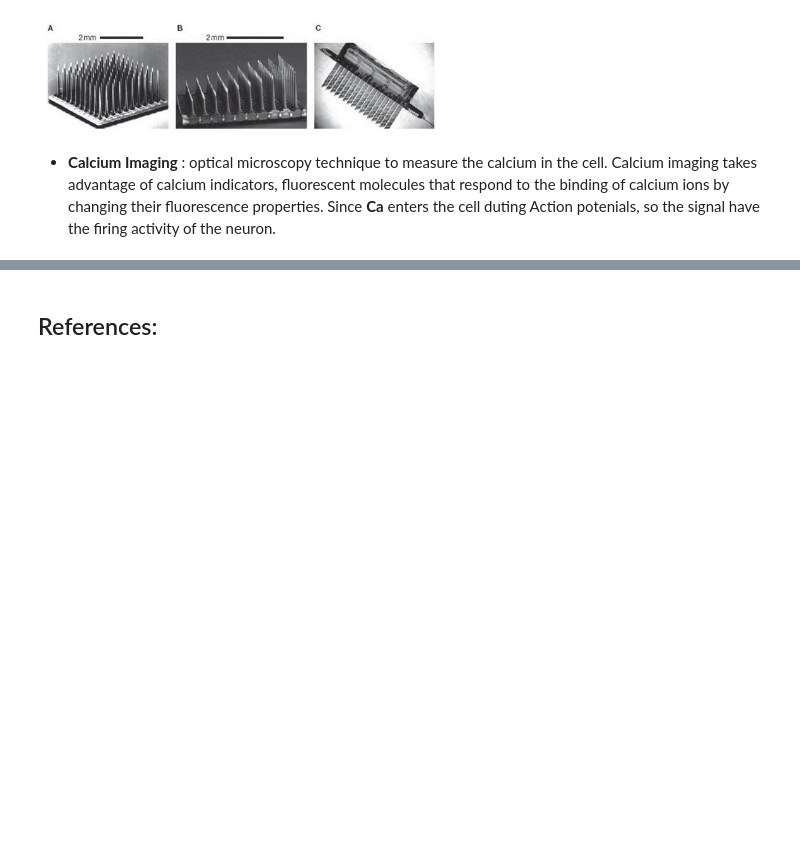
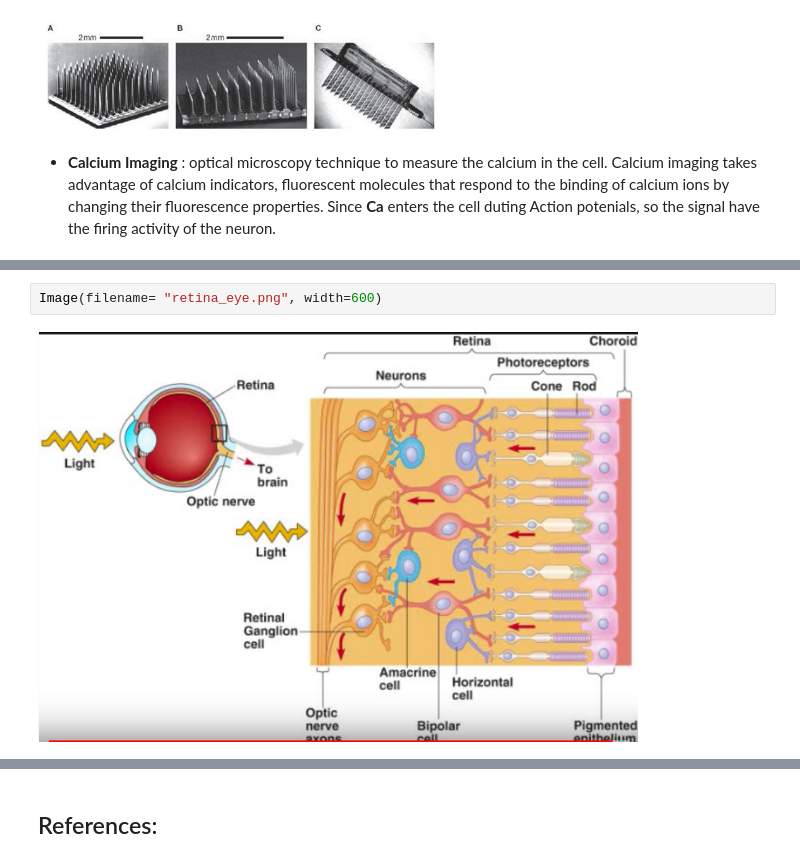
Before and after one commit to mhmdrdwn/com-neuro, a Jupyter notebook: week2.ipynb, the cells around one changed output, grey strips where cells are left out. Drawn from its saved outputs; the diff is of its cells as text; blank space fills up the shorter version.

```diff
--- a/week2.ipynb
+++ b/week2.ipynb
@@ -28,0 +51,4 @@ Image(filename= "multi_electrode.png", width=400)
+# %%
+Image(filename= "retina_eye.png", width=600)
+# %% [output]
+[figure, added]
```
Also changed, not shown: parts of 10 cells of this notebook.
